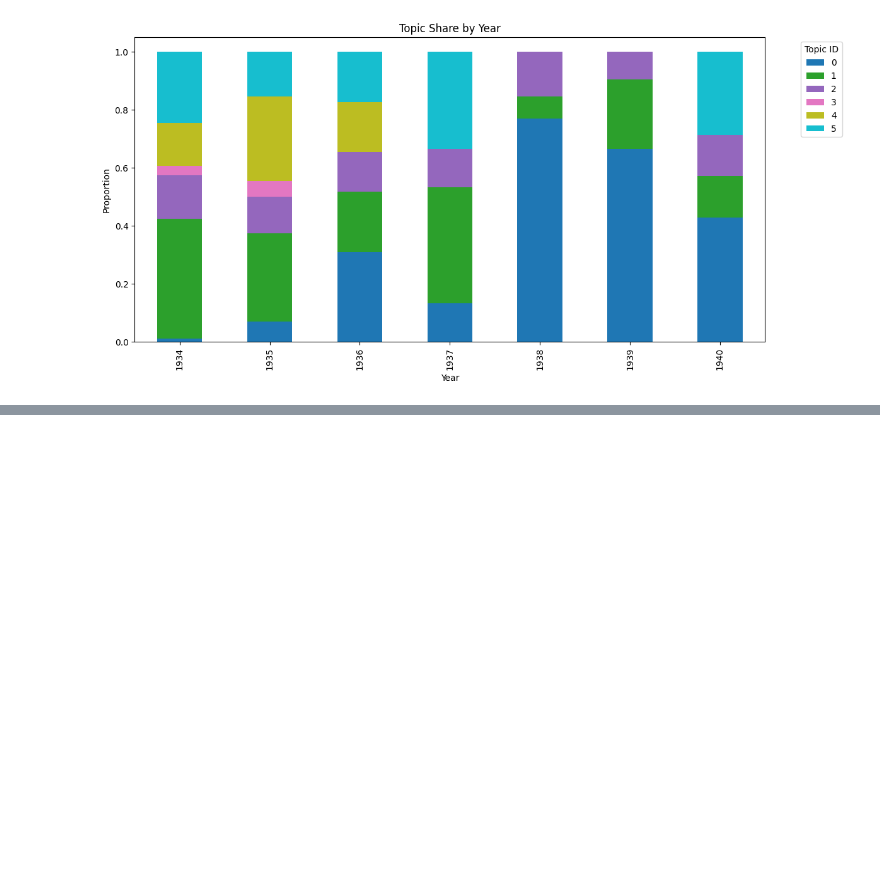
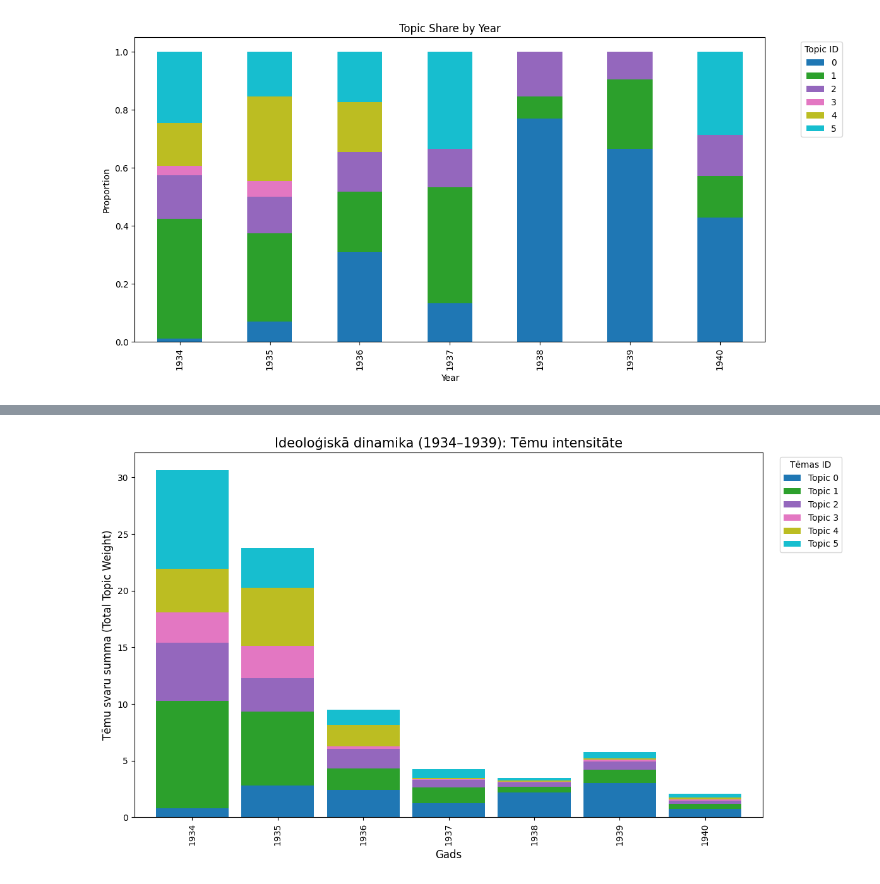
Before and after one commit to Vladusty/latvian-communist-leaflet-corpus-1934-1940, a Jupyter notebook: notebooks/lemmatized_leaflet_tf_idf/lemmatized_leaflet_tfidf_topic_modeling_nmf_1934_1940.ipynb, the cells around one changed output, grey strips where cells are left out. Cells and saved outputs as stored; diff of their text form; code cells hidden in the pictures; blank space fills up the shorter version.

```diff
--- a/notebooks/lemmatized_leaflet_tf_idf/lemmatized_leaflet_tfidf_topic_modeling_nmf_1934_1940.ipynb
+++ b/notebooks/lemmatized_leaflet_tf_idf/lemmatized_leaflet_tfidf_topic_modeling_nmf_1934_1940.ipynb
@@ -248,3 +314,49 @@ else:
+# %%
+import pandas as pd
+import matplotlib.pyplot as plt
+
+# 1. Create a DataFrame from the NMF weights matrix (W)
+# Columns are simply Topic 0, Topic 1...
+topic_weights_df = pd.DataFrame(W, columns=[f"Topic {i}" for i in range(N_TOPICS)])
+
+# 2. Add the 'year' column from the main DataFrame
+# Using .values ensures alignment even if indices don't match exactly
+topic_weights_df['year'] = df['year'].values
+
+# 3. Group by year and SUM the weights
+# We calculate the total "mass" of each topic for the entire year.
+soft_clustering_absolute = topic_weights_df.groupby('year').sum()
+
+# 4. (SKIPPED) Normalization
+# We DO NOT normalize to 100%. We keep the absolute values.
+# This allows the chart to show the total volume/intensity of propaganda per year.
+
+# 5. Plot the stacked bar chart (Absolute Values)
+ax = soft_clustering_absolute.plot(
+    kind='bar',
+    stacked=True,
+    figsize=(12, 7),
+    colormap='tab10', # High contrast palette
+    width=0.85,
+    edgecolor='none'
+)
+
+# Chart styling (Titles in Latvian)
+# "Tēmu intensitāte" means Topic Intensity/Volume
+plt.title('Ideoloģiskā dinamika (1934–1939): Tēmu intensitāte', fontsize=15)
+plt.ylabel('Tēmu svaru summa (Total Topic Weight)', fontsize=12)
+plt.xlabel('Gads', fontsize=12)
+
+# Legend outside the plot
+plt.legend(bbox_to_anchor=(1.02, 1), loc='upper left', title="Tēmas ID")
+
+plt.tight_layout()
+
+# Save the figure
+plt.savefig("soft_clustering_absolute_latvia.png", dpi=300)
+plt.show()
+# %% [output]
+[figure, added]
 # %%
 output_filename = 'latvian_topics_lemmatized.csv'
 df.to_csv(output_filename, index=False)
```
Also changed, not shown: parts of 6 cells of this notebook.
